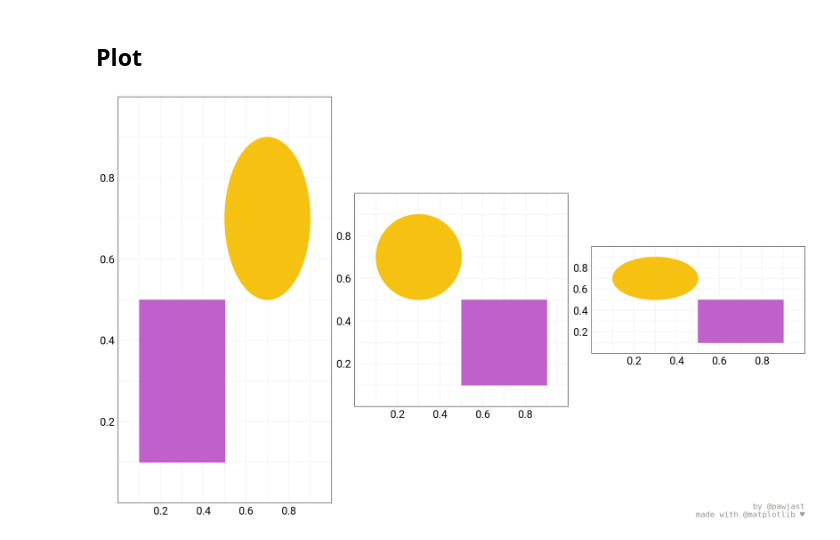
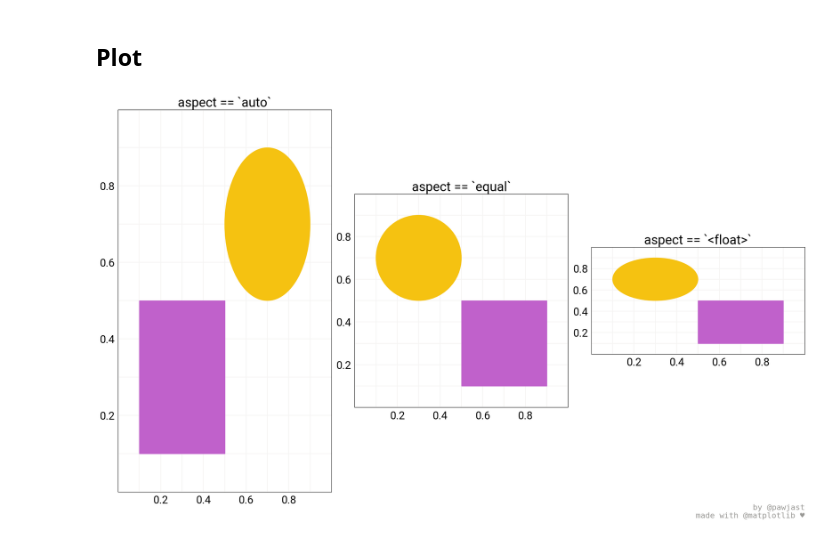
Before and after one commit to pawjast/code_and_pepper, a Jupyter notebook: src/matplotlib_axes_aspect_equal.ipynb, the cells around one changed output. Cells and saved outputs as stored; diff of their text form; code cells hidden in the pictures.

Commit message:
Update notebook for data aspect

```diff
--- a/src/matplotlib_axes_aspect_equal.ipynb
+++ b/src/matplotlib_axes_aspect_equal.ipynb
@@ -89,31 +89,35 @@ axs[2].add_artist(circ2)
 axs[2].add_artist(rect2)
 
 for ax in axs:
     ax.set_axisbelow(True)
     ax.set_xticks(np.arange(0, 1.1, 0.2)[1:-1])
     ax.set_xticks(np.arange(0.1, 1.1, 0.2), minor=True)
     ax.set_yticks(np.arange(0, 1.1, 0.2)[1:-1])
     ax.set_yticks(np.arange(0.1, 1.1, 0.2), minor=True)
     ax.grid(which="both")
 
+axs[0].set_title("aspect == `auto`")
+axs[1].set_title("aspect == `equal`")
+axs[2].set_title("aspect == `<float>`")
+
 # Footer
 axs[2].text(
     1, -1.55,
     "by @pawjast\nmade with @matplotlib \u2665",
     transform = axs[2].transAxes,
     horizontalalignment="right",
     verticalalignment="bottom",
     color="#9a9996",
     fontsize=16,
     family="monospace",
     weight="medium"
 );
 
 # plt.savefig(
 #     fname="name.png",
 #     format="png",
 #     dpi=125,
 #     metadata=metadata_dict
 # );
 # %% [output]
-[figure, old version]
+[figure, new version]
```
